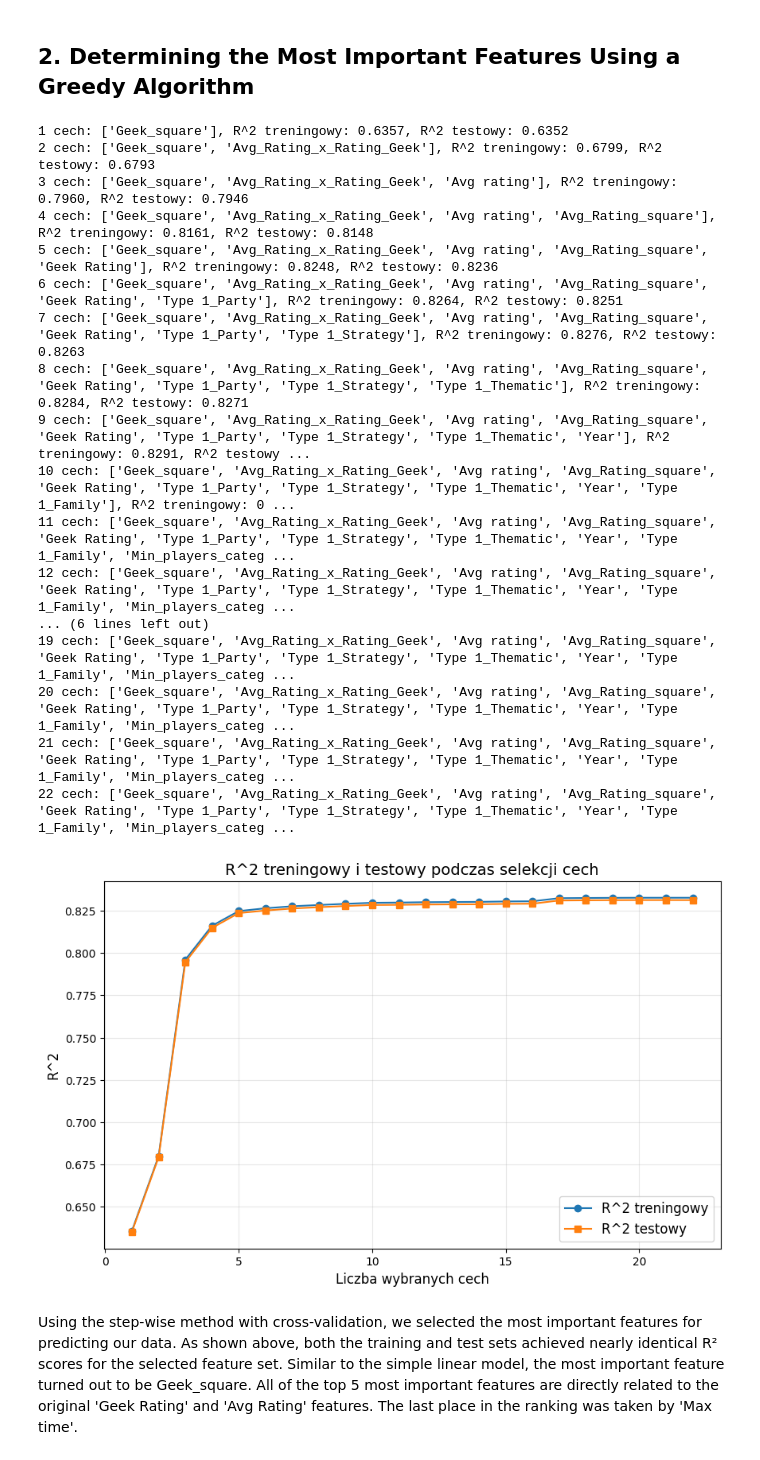
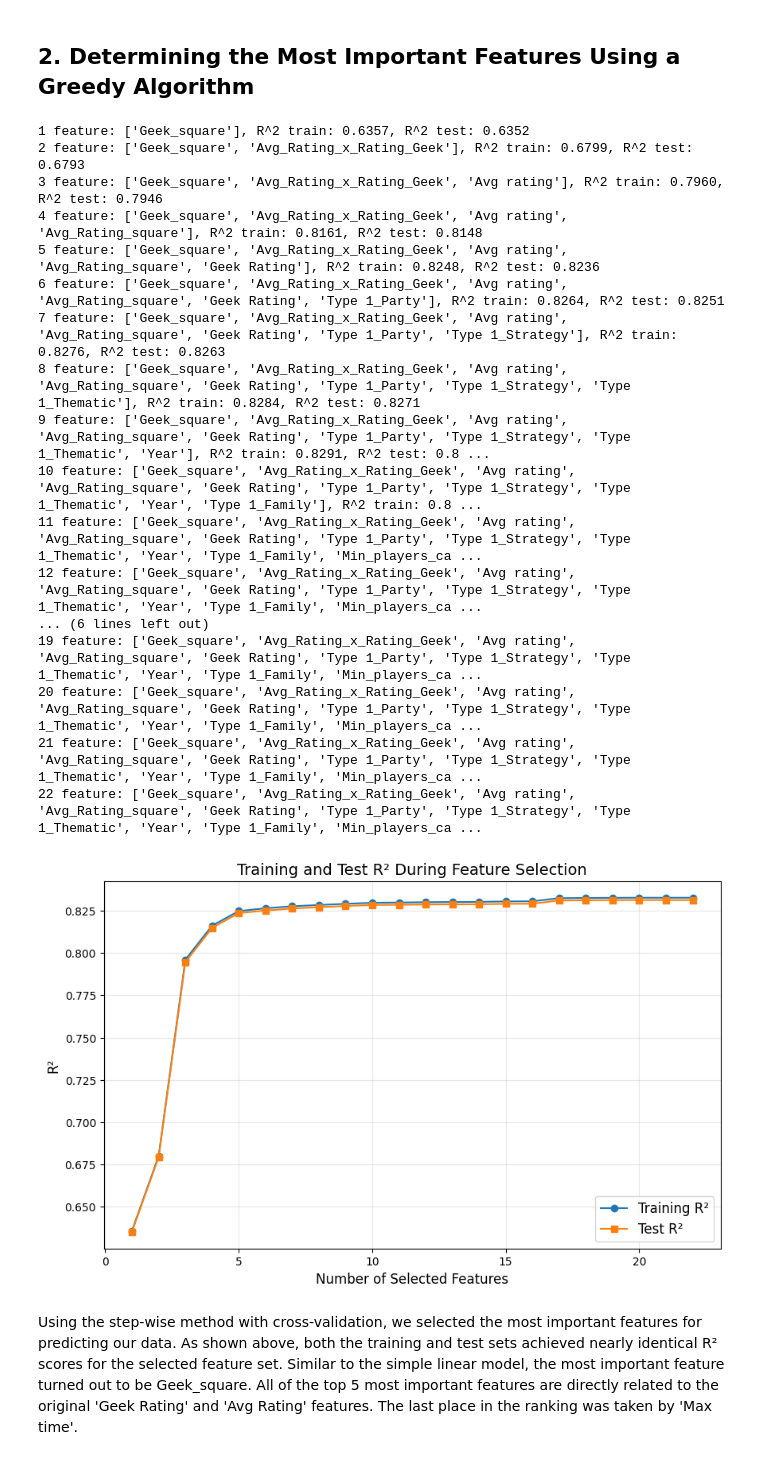
Before and after one commit to jastrzt2/BoardGames-Analysis, a Jupyter notebook: boardgames.ipynb, the cells around one changed output. Saved outputs shown, nothing was run; the diff lists cells and outputs as text; code cells hidden in the pictures.

```diff
--- a/boardgames.ipynb
+++ b/boardgames.ipynb
@@ -135,12 +137,12 @@ numeric_columns = data.select_dtypes(include=['float64', 'int64']).columns
 for col in numeric_columns:
     plt.figure(figsize=(8, 4))
     sns.boxplot(x=data[col])
-    plt.title(f'Box Plot dla {col}')
+    plt.title(f'Box Plot for {col}')
     plt.show()
 
     plt.figure(figsize=(8, 4))
     sns.violinplot(x=data[col], inner='quartile')
-    plt.title(f'Violin Plot dla {col}')
+    plt.title(f'Violin Plot for {col}')
     plt.show()
 # %% [output]
 [figure]
@@ -276,11 +278,10 @@ None
 # %% [markdown]
 For the attributes "Max players", "Min players", and "Age", we decided to convert them from quantitative to ordinal categorical attributes. This is because their values are solely natural numbers, and these features take on a relatively small number of unique values. The histograms for these features are presented as follows:
 # %%
-
 for col in ['Age', 'Min players']:
     plt.figure(figsize=(12, 6))
     plt.hist(data[col], bins=50, edgecolor='black', alpha=0.7)
-    plt.title(f'Histogram dla {col}')
+    plt.title(f'Histogram for {col}')
     plt.xlabel(col)
     plt.ylabel('Frequency')
 
@@ -288,8 +289,8 @@ for col in ['Age', 'Min players']:
 
 plt.figure(figsize=(12, 6))
 plt.hist(data[data['Max players'] < 100]['Max players'], bins=50, edgecolor='black', alpha=0.7)
-plt.title(f'Histogram dla Max players przy odrzuceniu wartości powyżej 100')
-plt.xlabel(col)
+plt.title('Histogram for Max players with values above 100 excluded')
+plt.xlabel('Max players')
 plt.ylabel('Frequency')
 
 plt.show()
@@ -404,7 +401,6 @@ data = data.drop(["Age", "Max players", "Min players"], axis=1)
 # %% [markdown]
 The histograms after removing outlier values are presented as follows:
 # %%
-
 numeric_columns = data.select_dtypes(include=['float64', 'int64']).columns.tolist()
 
 if "Year" in numeric_columns:
@@ -413,7 +409,7 @@ if "Year" in numeric_columns:
 for col in numeric_columns:
     plt.figure(figsize=(8, 4))
     plt.hist(data[col], bins=30, edgecolor='black', alpha=0.7)
-    plt.title(f'Histogram dla {col}')
+    plt.title(f'Histogram for {col}')
     plt.xlabel(col)
     plt.ylabel('Frequency')
 
@@ -422,7 +418,7 @@ for col in numeric_columns:
 plt.figure(figsize=(13, 8))
 value_counts = data['Year'].value_counts().sort_index()
 value_counts.plot(kind='bar')
-plt.title(f'Wykres słupkowy dla kolumny Year')
+plt.title('Bar Chart for Year Column')
 plt.xlabel('Year')
 plt.ylabel('Frequency')
 plt.xticks(ticks=range(len(value_counts.index)), labels=value_counts.index)
@@ -806,56 +799,56 @@ while remaining_features:
 
         cv_results = cross_validate(
             lr, X_train[current_features], y_train, cv=5, scoring='r2', return_train_score=True
         )
 
         mean_train_r2 = np.mean(cv_results['train_score'])
         mean_test_r2 = np.mean(cv_results['test_score'])
 
         scores_train.append(mean_train_r2)
         scores_test.append(mean_test_r2)
 
     max_test_r2 = max(scores_test)
     best_feature = remaining_features[scores_test.index(max_test_r2)]
 
     selected_features.append(best_feature)
     remaining_features.remove(best_feature)
 
     train_r2_scores.append(scores_train[scores_test.index(max_test_r2)])
     test_r2_scores.append(max_test_r2)
     feature_sets.append(selected_features.copy())
 
 for i, (features_set, train_r2, test_r2) in enumerate(zip(feature_sets, train_r2_scores, test_r2_scores)):
-    print(f"{i+1} cech: {features_set}, R^2 treningowy: {train_r2:.4f}, R^2 testowy: {test_r2:.4f}")
+    print(f"{i+1} feature: {features_set}, R^2 train: {train_r2:.4f}, R^2 test: {test_r2:.4f}")
 
 plt.figure(figsize=(10, 6))
-plt.plot(range(1, len(train_r2_scores) + 1), train_r2_scores, marker='o', label='R^2 treningowy')
-plt.plot(range(1, len(test_r2_scores) + 1), test_r2_scores, marker='s', label='R^2 testowy')
+plt.plot(range(1, len(train_r2_scores) + 1), train_r2_scores, marker='o', label='Training R²')
+plt.plot(range(1, len(test_r2_scores) + 1), test_r2_scores, marker='s', label='Test R²')
 
-plt.title('R^2 treningowy i testowy podczas selekcji cech', fontsize=14)
-plt.xlabel('Liczba wybranych cech', fontsize=12)
-plt.ylabel('R^2', fontsize=12)
+plt.title('Training and Test R² During Feature Selection', fontsize=14)
+plt.xlabel('Number of Selected Features', fontsize=12)
+plt.ylabel('R²', fontsize=12)
 plt.legend(fontsize=12)
 plt.grid(alpha=0.3)
 plt.show()
 # %% [output]
-1 cech: ['Geek_square'], R^2 treningowy: 0.6357, R^2 testowy: 0.6352
-2 cech: ['Geek_square', 'Avg_Rating_x_Rating_Geek'], R^2 treningowy: 0.6799, R^2 testowy: 0.6793
-3 cech: ['Geek_square', 'Avg_Rating_x_Rating_Geek', 'Avg rating'], R^2 treningowy: 0.7960, R^2 testowy: 0.7946
-4 cech: ['Geek_square', 'Avg_Rating_x_Rating_Geek', 'Avg rating', 'Avg_Rating_square'], R^2 treningowy: 0.8161, R^2 testowy: 0.8148
-5 cech: ['Geek_square', 'Avg_Rating_x_Rating_Geek', 'Avg rating', 'Avg_Rating_square', 'Geek Rating'], R^2 treningowy: 0.8248, R^2 testowy: 0.8236
-6 cech: ['Geek_square', 'Avg_Rating_x_Rating_Geek', 'Avg rating', 'Avg_Rating_square', 'Geek Rating', 'Type 1_Party'], R^2 treningowy: 0.8264, R^2 testowy: 0.8251
-7 cech: ['Geek_square', 'Avg_Rating_x_Rating_Geek', 'Avg rating', 'Avg_Rating_square', 'Geek Rating', 'Type 1_Party', 'Type 1_Strategy'], R^2 treningowy: 0.8276, R^2 testowy: 0.8263
-8 cech: ['Geek_square', 'Avg_Rating_x_Rating_Geek', 'Avg rating', 'Avg_Rating_square', 'Geek Rating', 'Type 1_Party', 'Type 1_Strategy', 'Type 1_Thematic'], R^2 treningowy: 0.8284, R^2 testowy: 0.8271
-9 cech: ['Geek_square', 'Avg_Rating_x_Rating_Geek', 'Avg rating', 'Avg_Rating_square', 'Geek Rating', 'Type 1_Party', 'Type 1_Strategy', 'Type 1_Thematic', 'Year'], R^2 treningowy: 0.8291, R^2 testowy ...
-10 cech: ['Geek_square', 'Avg_Rating_x_Rating_Geek', 'Avg rating', 'Avg_Rating_square', 'Geek Rating', 'Type 1_Party', 'Type 1_Strategy', 'Type 1_Thematic', 'Year', 'Type 1_Family'], R^2 treningowy: 0 ...
-11 cech: ['Geek_square', 'Avg_Rating_x_Rating_Geek', 'Avg rating', 'Avg_Rating_square', 'Geek Rating', 'Type 1_Party', 'Type 1_Strategy', 'Type 1_Thematic', 'Year', 'Type 1_Family', 'Min_players_categ ...
-12 cech: ['Geek_square', 'Avg_Rating_x_Rating_Geek', 'Avg rating', 'Avg_Rating_square', 'Geek Rating', 'Type 1_Party', 'Type 1_Strategy', 'Type 1_Thematic', 'Year', 'Type 1_Family', 'Min_players_categ ...
+1 feature: ['Geek_square'], R^2 train: 0.6357, R^2 test: 0.6352
+2 feature: ['Geek_square', 'Avg_Rating_x_Rating_Geek'], R^2 train: 0.6799, R^2 test: 0.6793
+3 feature: ['Geek_square', 'Avg_Rating_x_Rating_Geek', 'Avg rating'], R^2 train: 0.7960, R^2 test: 0.7946
+4 feature: ['Geek_square', 'Avg_Rating_x_Rating_Geek', 'Avg rating', 'Avg_Rating_square'], R^2 train: 0.8161, R^2 test: 0.8148
+5 feature: ['Geek_square', 'Avg_Rating_x_Rating_Geek', 'Avg rating', 'Avg_Rating_square', 'Geek Rating'], R^2 train: 0.8248, R^2 test: 0.8236
+6 feature: ['Geek_square', 'Avg_Rating_x_Rating_Geek', 'Avg rating', 'Avg_Rating_square', 'Geek Rating', 'Type 1_Party'], R^2 train: 0.8264, R^2 test: 0.8251
+7 feature: ['Geek_square', 'Avg_Rating_x_Rating_Geek', 'Avg rating', 'Avg_Rating_square', 'Geek Rating', 'Type 1_Party', 'Type 1_Strategy'], R^2 train: 0.8276, R^2 test: 0.8263
+8 feature: ['Geek_square', 'Avg_Rating_x_Rating_Geek', 'Avg rating', 'Avg_Rating_square', 'Geek Rating', 'Type 1_Party', 'Type 1_Strategy', 'Type 1_Thematic'], R^2 train: 0.8284, R^2 test: 0.8271
+9 feature: ['Geek_square', 'Avg_Rating_x_Rating_Geek', 'Avg rating', 'Avg_Rating_square', 'Geek Rating', 'Type 1_Party', 'Type 1_Strategy', 'Type 1_Thematic', 'Year'], R^2 train: 0.8291, R^2 test: 0.8 ...
+10 feature: ['Geek_square', 'Avg_Rating_x_Rating_Geek', 'Avg rating', 'Avg_Rating_square', 'Geek Rating', 'Type 1_Party', 'Type 1_Strategy', 'Type 1_Thematic', 'Year', 'Type 1_Family'], R^2 train: 0.8 ...
+11 feature: ['Geek_square', 'Avg_Rating_x_Rating_Geek', 'Avg rating', 'Avg_Rating_square', 'Geek Rating', 'Type 1_Party', 'Type 1_Strategy', 'Type 1_Thematic', 'Year', 'Type 1_Family', 'Min_players_ca ...
+12 feature: ['Geek_square', 'Avg_Rating_x_Rating_Geek', 'Avg rating', 'Avg_Rating_square', 'Geek Rating', 'Type 1_Party', 'Type 1_Strategy', 'Type 1_Thematic', 'Year', 'Type 1_Family', 'Min_players_ca ...
 ... (6 lines left out)
-19 cech: ['Geek_square', 'Avg_Rating_x_Rating_Geek', 'Avg rating', 'Avg_Rating_square', 'Geek Rating', 'Type 1_Party', 'Type 1_Strategy', 'Type 1_Thematic', 'Year', 'Type 1_Family', 'Min_players_categ ...
-20 cech: ['Geek_square', 'Avg_Rating_x_Rating_Geek', 'Avg rating', 'Avg_Rating_square', 'Geek Rating', 'Type 1_Party', 'Type 1_Strategy', 'Type 1_Thematic', 'Year', 'Type 1_Family', 'Min_players_categ ...
-21 cech: ['Geek_square', 'Avg_Rating_x_Rating_Geek', 'Avg rating', 'Avg_Rating_square', 'Geek Rating', 'Type 1_Party', 'Type 1_Strategy', 'Type 1_Thematic', 'Year', 'Type 1_Family', 'Min_players_categ ...
-22 cech: ['Geek_square', 'Avg_Rating_x_Rating_Geek', 'Avg rating', 'Avg_Rating_square', 'Geek Rating', 'Type 1_Party', 'Type 1_Strategy', 'Type 1_Thematic', 'Year', 'Type 1_Family', 'Min_players_categ ...
+19 feature: ['Geek_square', 'Avg_Rating_x_Rating_Geek', 'Avg rating', 'Avg_Rating_square', 'Geek Rating', 'Type 1_Party', 'Type 1_Strategy', 'Type 1_Thematic', 'Year', 'Type 1_Family', 'Min_players_ca ...
+20 feature: ['Geek_square', 'Avg_Rating_x_Rating_Geek', 'Avg rating', 'Avg_Rating_square', 'Geek Rating', 'Type 1_Party', 'Type 1_Strategy', 'Type 1_Thematic', 'Year', 'Type 1_Family', 'Min_players_ca ...
+21 feature: ['Geek_square', 'Avg_Rating_x_Rating_Geek', 'Avg rating', 'Avg_Rating_square', 'Geek Rating', 'Type 1_Party', 'Type 1_Strategy', 'Type 1_Thematic', 'Year', 'Type 1_Family', 'Min_players_ca ...
+22 feature: ['Geek_square', 'Avg_Rating_x_Rating_Geek', 'Avg rating', 'Avg_Rating_square', 'Geek Rating', 'Type 1_Party', 'Type 1_Strategy', 'Type 1_Thematic', 'Year', 'Type 1_Family', 'Min_players_ca ...
-[figure, old version]
+[figure, new version]
 # %% [markdown]
 Using the step-wise method with cross-validation, we selected the most important features for predicting our data. As shown above, both the training and test sets achieved nearly identical R² scores for the selected feature set. Similar to the simple linear model, the most important feature turned out to be Geek_square. All of the top 5 most important features are directly related to the original 'Geek Rating' and 'Avg Rating' features. The last place in the ranking was taken by 'Max time'.
 # %% [markdown]
```
Also changed, not shown: parts of 28 cells of this notebook.
